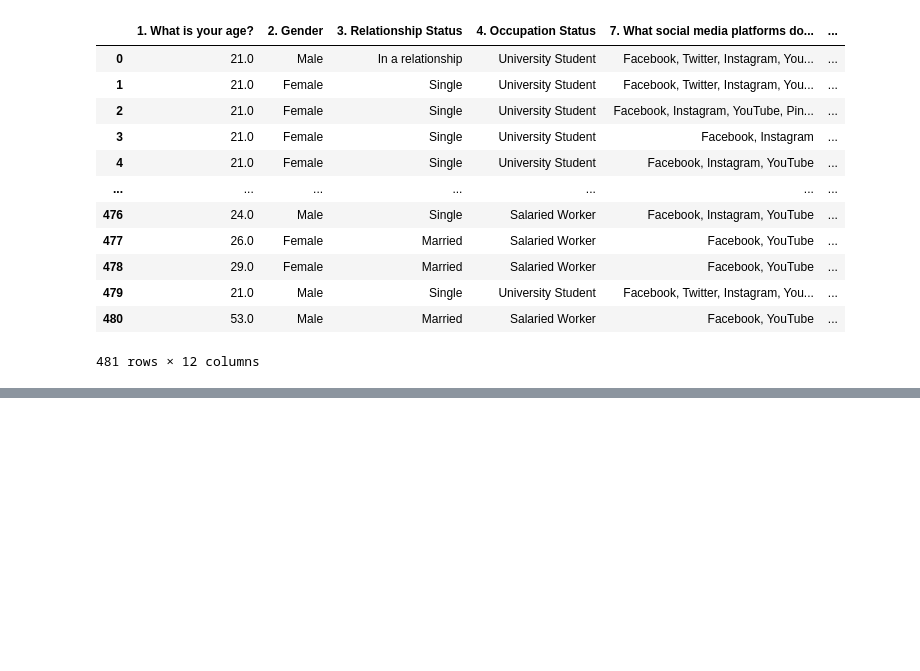
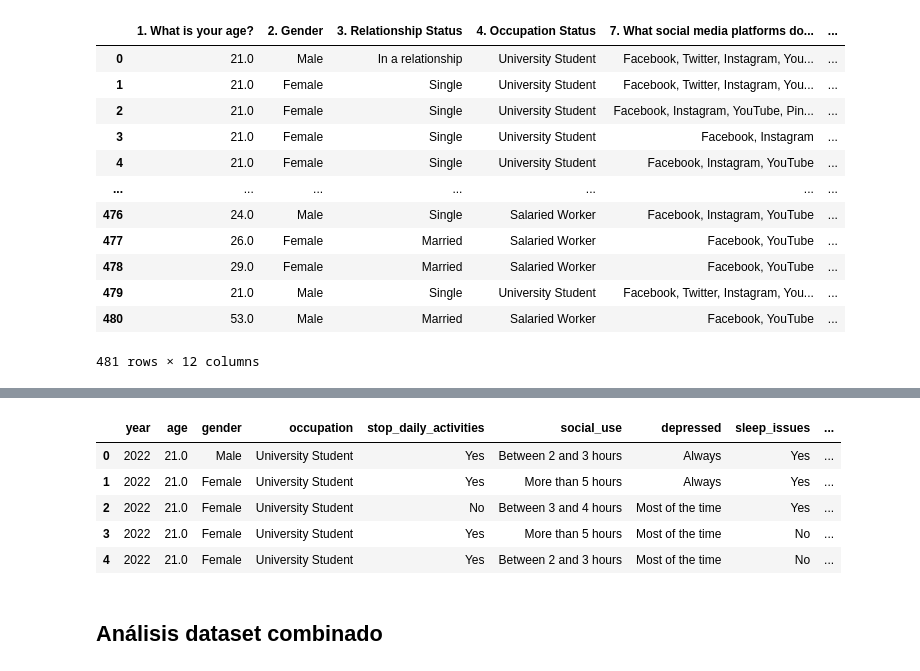
Before and after one commit to fapm4/PRVD-1, a Jupyter notebook: notebook_join.ipynb, the cells around one changed output, grey strips where cells are left out. Drawn from its saved outputs; the diff is of its cells as text; code cells hidden in the pictures; blank space fills up the shorter version.

```diff
--- a/notebook_join.ipynb
+++ b/notebook_join.ipynb
@@ -102,8 +102,8 @@ df.head()
 # %%
 # Cogemos las variables que vamos a estudiar
 df_y23 = df[['q1', 'q2', 'q3', 'q25', 'q26', 'q27', 'q29', 'q42', 'q80', 'q84', 'q85', 'q87']]
-df_y23.columns = ['age', 'gender', 'school_grade', 'electronic_bullying', 'stop_daily_activities', 'consider_suicide', 'attempt_suicide', 'current_alcohol', 'social_use', 'depressed', 'sleep', 'academic_grades']
-df_y23['Year'] = 2023
+df_y23.columns = ['age', 'gender', 'school_grade', 'electronic_bullying', 'stop_daily_activities', 'consider_suicide', 'attempt_suicide', 'current_alcohol', 'social_use', 'depressed', 'sleep_issues', 'academic_grades']
+df_y23['year'] = 2023
 df_y23
 # %% [output]
 A value is trying to be set on a copy of a slice from a DataFrame.
@@ -230,0 +373,14 @@ df_k
+# %%
+# Concatenar datasets
+df_combined = pd.concat([df_k_normalized, df_y21_normalized, df_y23_normalized], ignore_index=True)
+
+df_combined.head()
+# %% [output]
+|  | year | age | gender | occupation | stop_daily_activities | social_use | depressed | sleep_issues | ... |
+| 0 | 2022 | 21.0 | Male | University Student | Yes | Between 2 and 3 hours | Always | Yes | ... |
+| 1 | 2022 | 21.0 | Female | University Student | Yes | More than 5 hours | Always | Yes | ... |
+| 2 | 2022 | 21.0 | Female | University Student | No | Between 3 and 4 hours | Most of the time | Yes | ... |
+| 3 | 2022 | 21.0 | Female | University Student | Yes | More than 5 hours | Most of the time | No | ... |
+| 4 | 2022 | 21.0 | Female | University Student | Yes | Between 2 and 3 hours | Most of the time | No | ... |
+# %% [markdown]
+## Análisis dataset combinado
```
Also changed, not shown: parts of 26 cells of this notebook, 4 other files.
